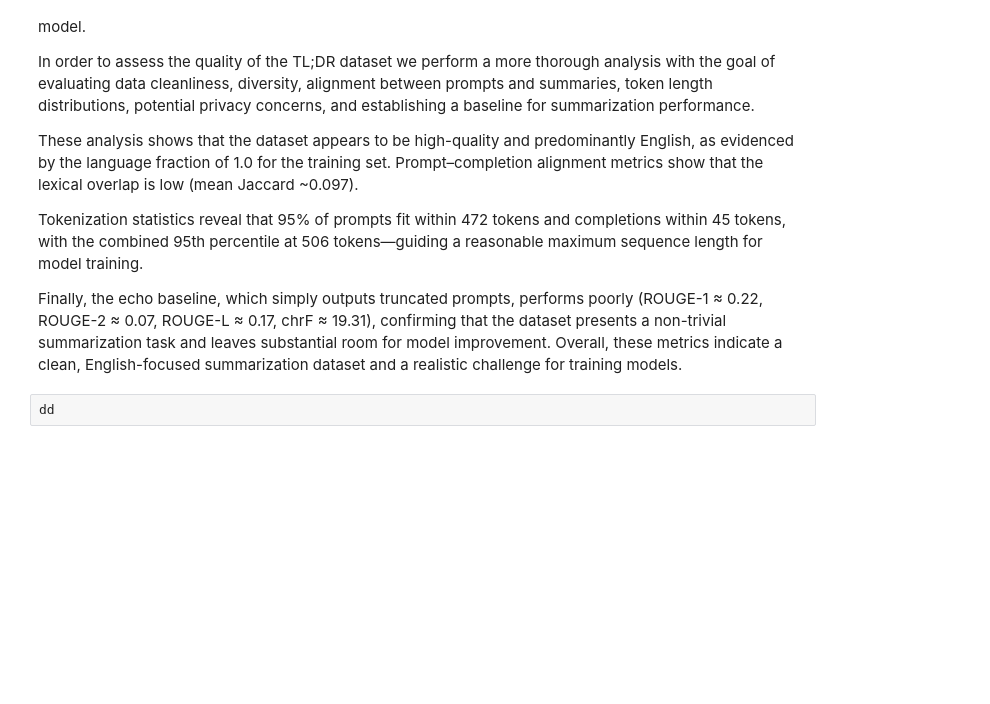
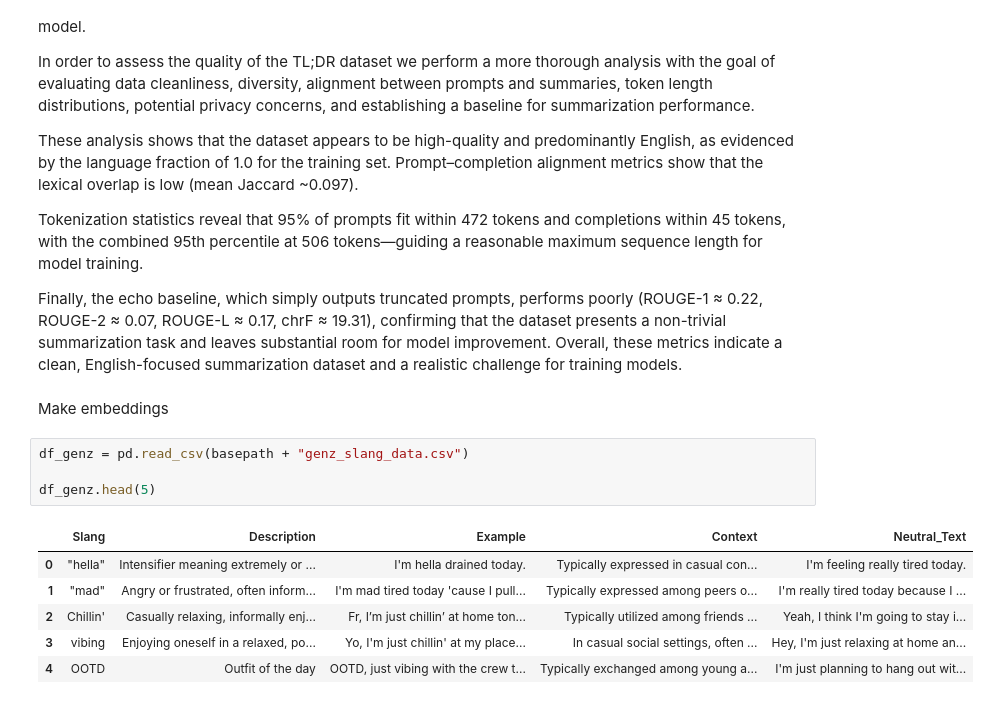
Before and after one commit to au-nlp/project-milestone-p2-group1, a Jupyter notebook: main.ipynb, the cells around one changed output. Cells and saved outputs as stored; diff of their text form; blank space fills up the shorter version.

```diff
--- a/main.ipynb
+++ b/main.ipynb
@@ -1163,5 +1105,16 @@ These analysis shows that the dataset appears to be high-quality and predominant
 Tokenization statistics reveal that 95% of prompts fit within 472 tokens and completions within 45 tokens, with the combined 95th percentile at 506 tokens—guiding a reasonable maximum sequence length for model training.
 
 Finally, the echo baseline, which simply outputs truncated prompts, performs poorly (ROUGE-1 ≈ 0.22, ROUGE-2 ≈ 0.07, ROUGE-L ≈ 0.17, chrF ≈ 19.31), confirming that the dataset presents a non-trivial summarization task and leaves substantial room for model improvement. Overall, these metrics indicate a clean, English-focused summarization dataset and a realistic challenge for training models.
+# %% [markdown]
+Make embeddings
 # %%
-dd
+df_genz = pd.read_csv(basepath + "genz_slang_data.csv")
+
+df_genz.head(5)
+# %% [output]
+|  | Slang | Description | Example | Context | Neutral_Text |
+| 0 | "hella" | Intensifier meaning extremely or ... | I'm hella drained today. | Typically expressed in casual con... | I'm feeling really tired today. |
+| 1 | "mad" | Angry or frustrated, often inform... | I'm mad tired today 'cause I pull... | Typically expressed among peers o... | I'm really tired today because I ... |
+| 2 | Chillin' | Casually relaxing, informally enj... | Fr, I’m just chillin’ at home ton... | Typically utilized among friends ... | Yeah, I think I'm going to stay i... |
+| 3 | vibing | Enjoying oneself in a relaxed, po... | Yo, I'm just chillin' at my place... | In casual social settings, often ... | Hey, I'm just relaxing at home an... |
+| 4 | OOTD | Outfit of the day | OOTD, just vibing with the crew t... | Typically exchanged among young a... | I'm just planning to hang out wit... |
```
Also changed, not shown: parts of 11 cells of this notebook, 1 other file.
